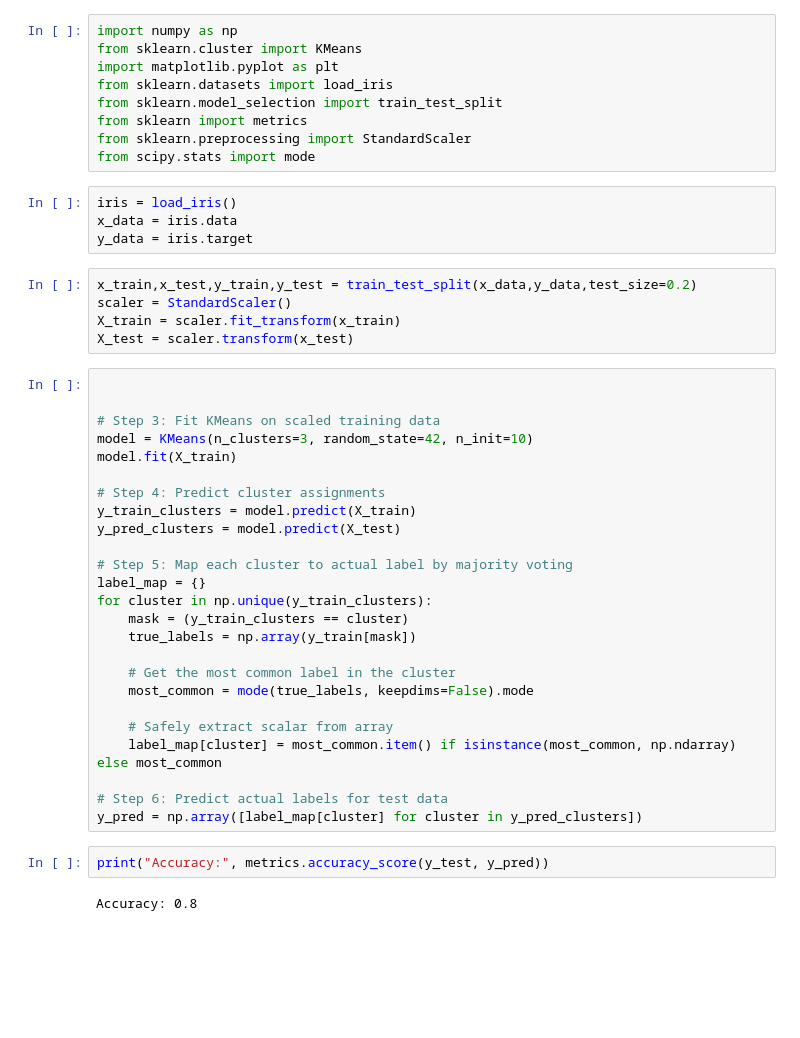
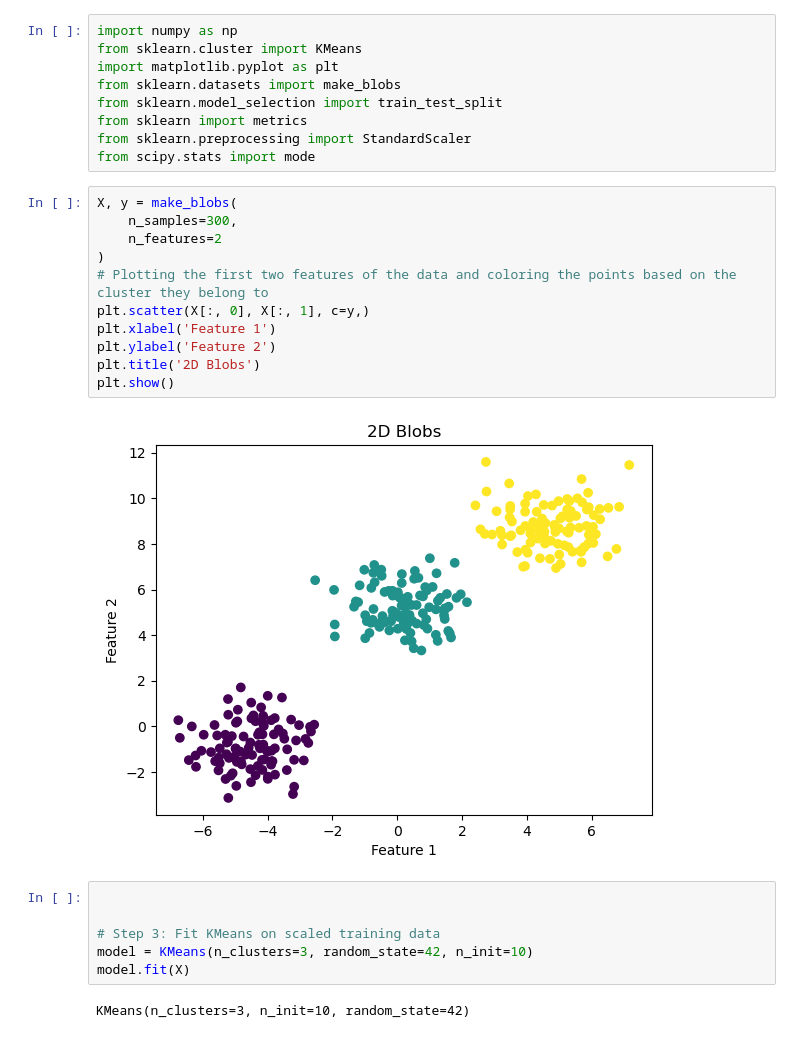
Before and after one commit to jerardh/S3, a Jupyter notebook: DS/exercise8.ipynb, the cells around one changed output. Cells and saved outputs as stored; diff of their text form; blank space fills up the shorter version.

Commit message:
K means Clustering

```diff
--- a/DS/exercise8.ipynb
+++ b/DS/exercise8.ipynb
@@ -2,46 +2,29 @@
 import numpy as np
 from sklearn.cluster import KMeans
 import matplotlib.pyplot as plt
-from sklearn.datasets import load_iris
+from sklearn.datasets import make_blobs
 from sklearn.model_selection import train_test_split
 from sklearn import metrics
 from sklearn.preprocessing import StandardScaler
 from scipy.stats import mode
 # %%
-iris = load_iris()
-x_data = iris.data
-y_data = iris.target
+X, y = make_blobs(
+    n_samples=300,
+    n_features=2
+)
+# Plotting the first two features of the data and coloring the points based on the cluster they belong to
+plt.scatter(X[:, 0], X[:, 1], c=y,)
+plt.xlabel('Feature 1')
+plt.ylabel('Feature 2')
+plt.title('2D Blobs')
+plt.show()
+# %% [output]
+[figure, added]
-# %%
-x_train,x_test,y_train,y_test = train_test_split(x_data,y_data,test_size=0.2)
-scaler = StandardScaler()
-X_train = scaler.fit_transform(x_train)
-X_test = scaler.transform(x_test)
 # %%
 
 
 # Step 3: Fit KMeans on scaled training data
 model = KMeans(n_clusters=3, random_state=42, n_init=10)
-model.fit(X_train)
-
-# Step 4: Predict cluster assignments
-y_train_clusters = model.predict(X_train)
-y_pred_clusters = model.predict(X_test)
-
-# Step 5: Map each cluster to actual label by majority voting
-label_map = {}
-for cluster in np.unique(y_train_clusters):
-    mask = (y_train_clusters == cluster)
-    true_labels = np.array(y_train[mask])
-
-    # Get the most common label in the cluster
-    most_common = mode(true_labels, keepdims=False).mode
-
-    # Safely extract scalar from array
-    label_map[cluster] = most_common.item() if isinstance(most_common, np.ndarray) else most_common
-
-# Step 6: Predict actual labels for test data
-y_pred = np.array([label_map[cluster] for cluster in y_pred_clusters])
+model.fit(X)
+# %% [output]
+KMeans(n_clusters=3, n_init=10, random_state=42)
-# %%
-print("Accuracy:", metrics.accuracy_score(y_test, y_pred))
-# %% [output]
-Accuracy: 0.8
```
Also changed, not shown: parts of 1 cell of this notebook.
